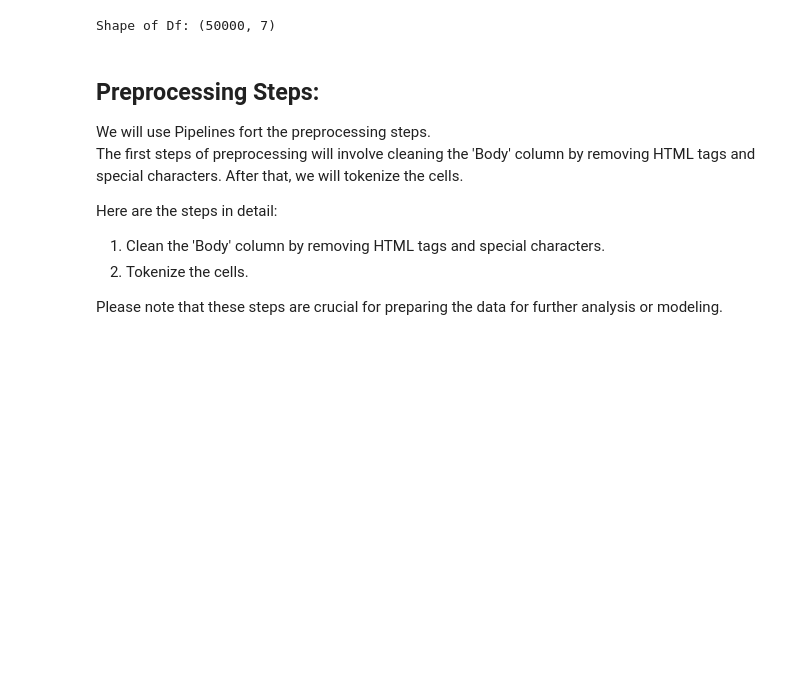
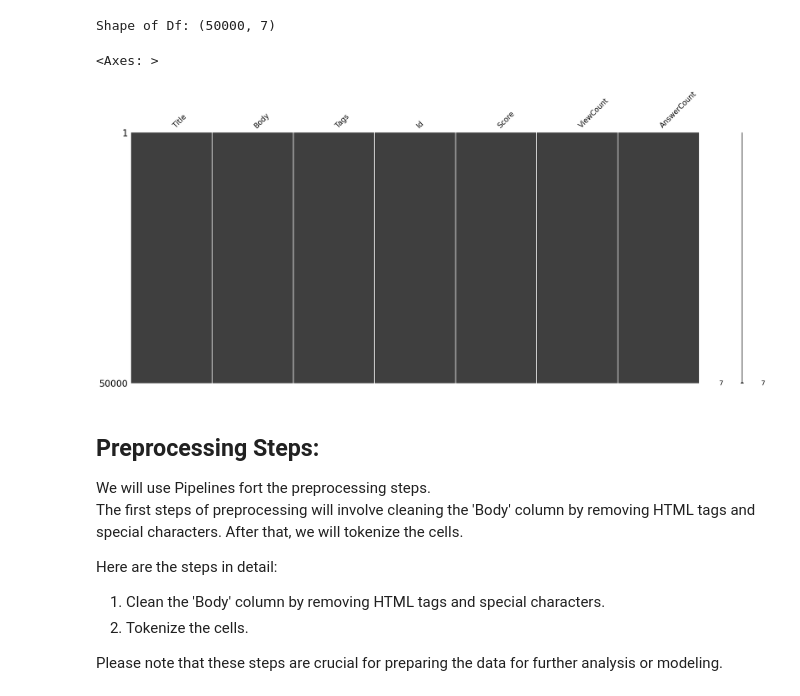
Before and after one commit to BahiaB/MLE_P5-Categorisez-automatiquement-des-questions, a Jupyter notebook: Exploration.ipynb, the cells around one changed output. Cells and saved outputs as stored; diff of their text form; code cells hidden in the pictures; blank space fills up the shorter version.

```diff
--- a/Exploration.ipynb
+++ b/Exploration.ipynb
@@ -18,6 +21,11 @@ print("Shape of Df:",  df.shape)
 | 3 | TopAppBar flashing when navigatin... | <p>I have 2 screens which both ha... | <android><android-jetpack><androi... | 68633717 | 19 | 4757 | 9 |
 | 4 | How to create recycler view in Co... | <p>Is there any special way to cr... | <android><android-recyclerview><a... | 58691725 | 17 | 12553 | 7 |
 Shape of Df: (50000, 7)
+# %%
+msno.matrix(df)
+# %% [output]
+<Axes: >
+[figure, added]
 # %% [markdown]
 ## Preprocessing Steps:
 We will use Pipelines fort the preprocessing steps.
```
Also changed, not shown: parts of 26 cells of this notebook.
